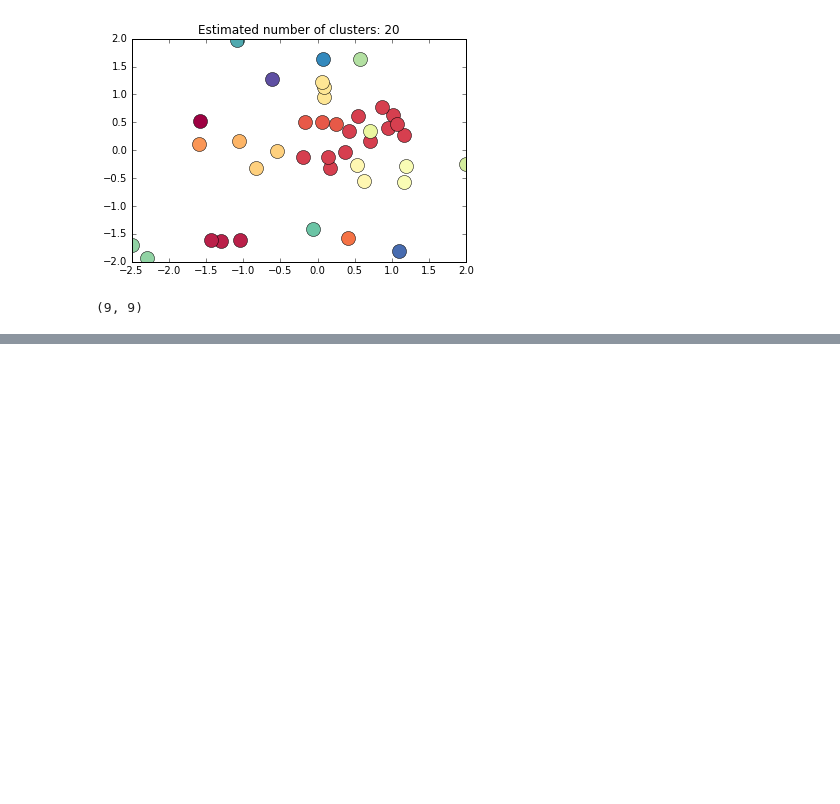
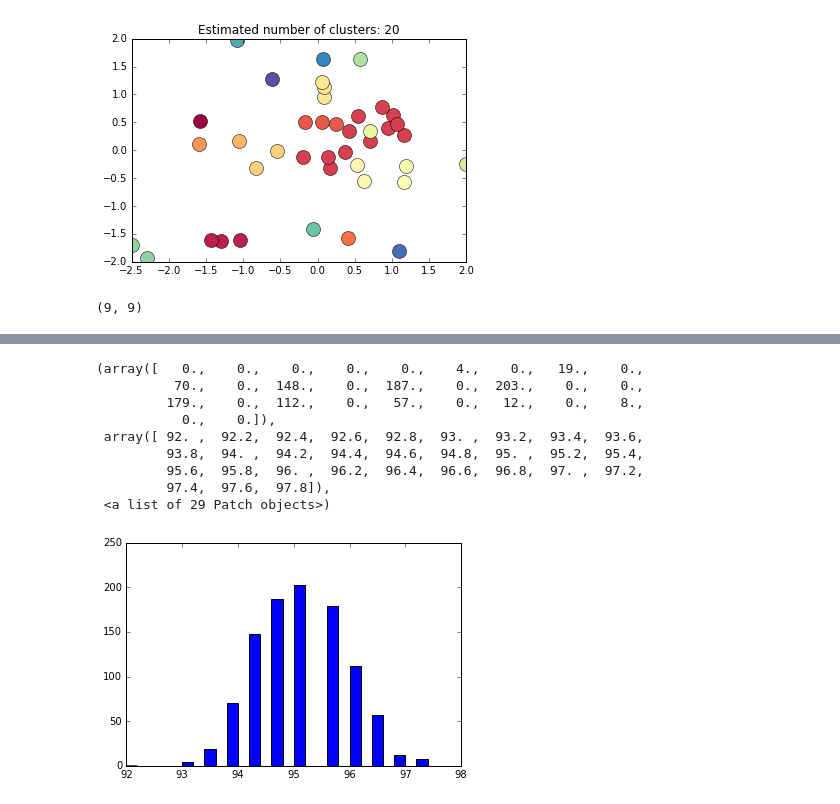
Before and after one commit to banacer/door-wiz, a Jupyter notebook: src/identification/Clusterer.ipynb, the cells around one changed output, grey strips where cells are left out. Cells and saved outputs as stored; diff of their text form; code cells hidden in the pictures; blank space fills up the shorter version.

```diff
--- a/src/identification/Clusterer.ipynb
+++ b/src/identification/Clusterer.ipynb
@@ -195,0 +214,12 @@ plt.show()
+# %%
+sample = 0.7*len(population)
+res = []
+for _ in range(1000):
+    random.shuffle(population)
+    l = population[:int(sample)]
+    accuracy = getaccuracy(l)
+    accuracy = int(accuracy*1000)/10.0
+    #print accuracy
+    res.append(accuracy)
+#plt.hist(l,10)
+#plt.show()
@@ -195,0 +233,14 @@ plt.show()
+# %%
+bins = [i/5.0 for i in range(460,490)]
+plt.hist(cnt.keys(), weights=cnt.values(), bins=bins)
+# %% [output]
+(array([   0.,    0.,    0.,    0.,    0.,    4.,    0.,   19.,    0.,
+          70.,    0.,  148.,    0.,  187.,    0.,  203.,    0.,    0.,
+         179.,    0.,  112.,    0.,   57.,    0.,   12.,    0.,    8.,
+           0.,    0.]),
+ array([ 92. ,  92.2,  92.4,  92.6,  92.8,  93. ,  93.2,  93.4,  93.6,
+         93.8,  94. ,  94.2,  94.4,  94.6,  94.8,  95. ,  95.2,  95.4,
+         95.6,  95.8,  96. ,  96.2,  96.4,  96.6,  96.8,  97. ,  97.2,
+         97.4,  97.6,  97.8]),
+ <a list of 29 Patch objects>)
+[figure, added]
```
Also changed, not shown: parts of 7 cells of this notebook, 1 other file.
